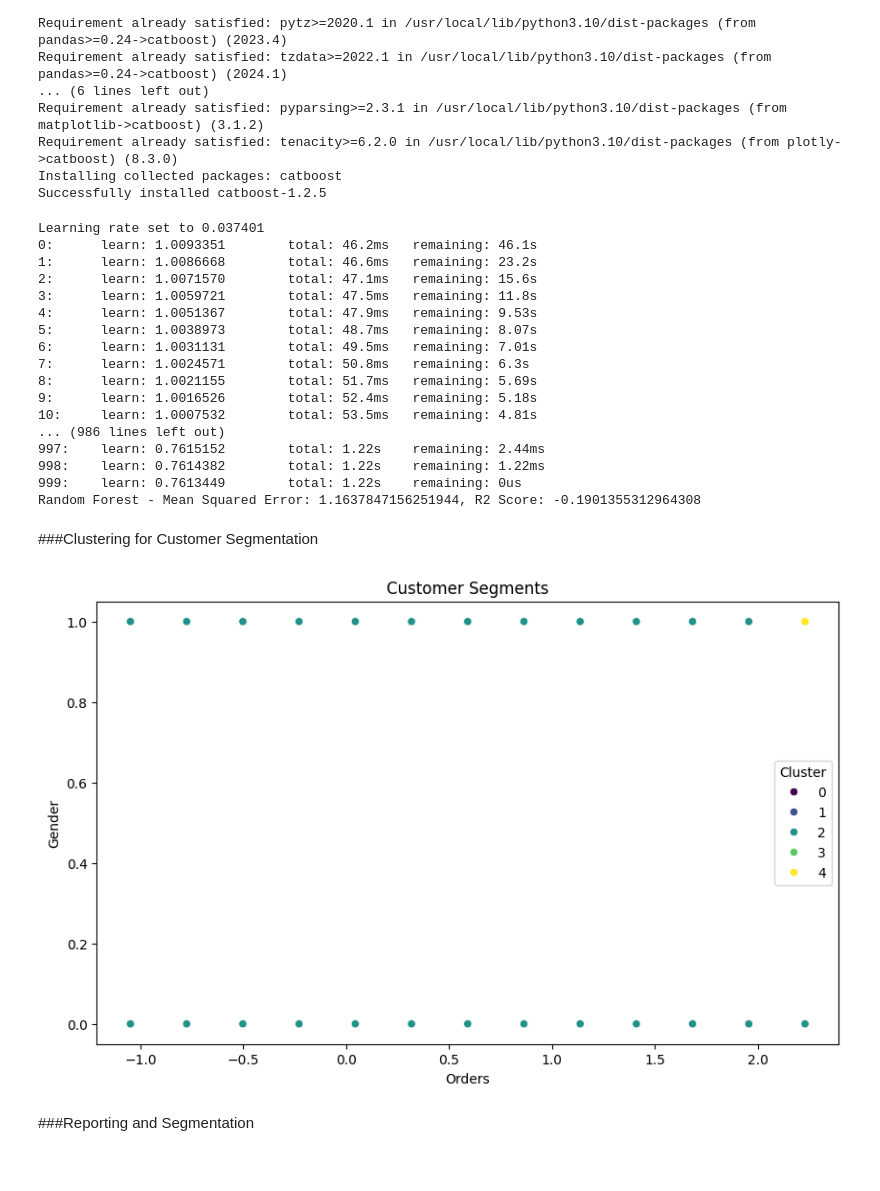
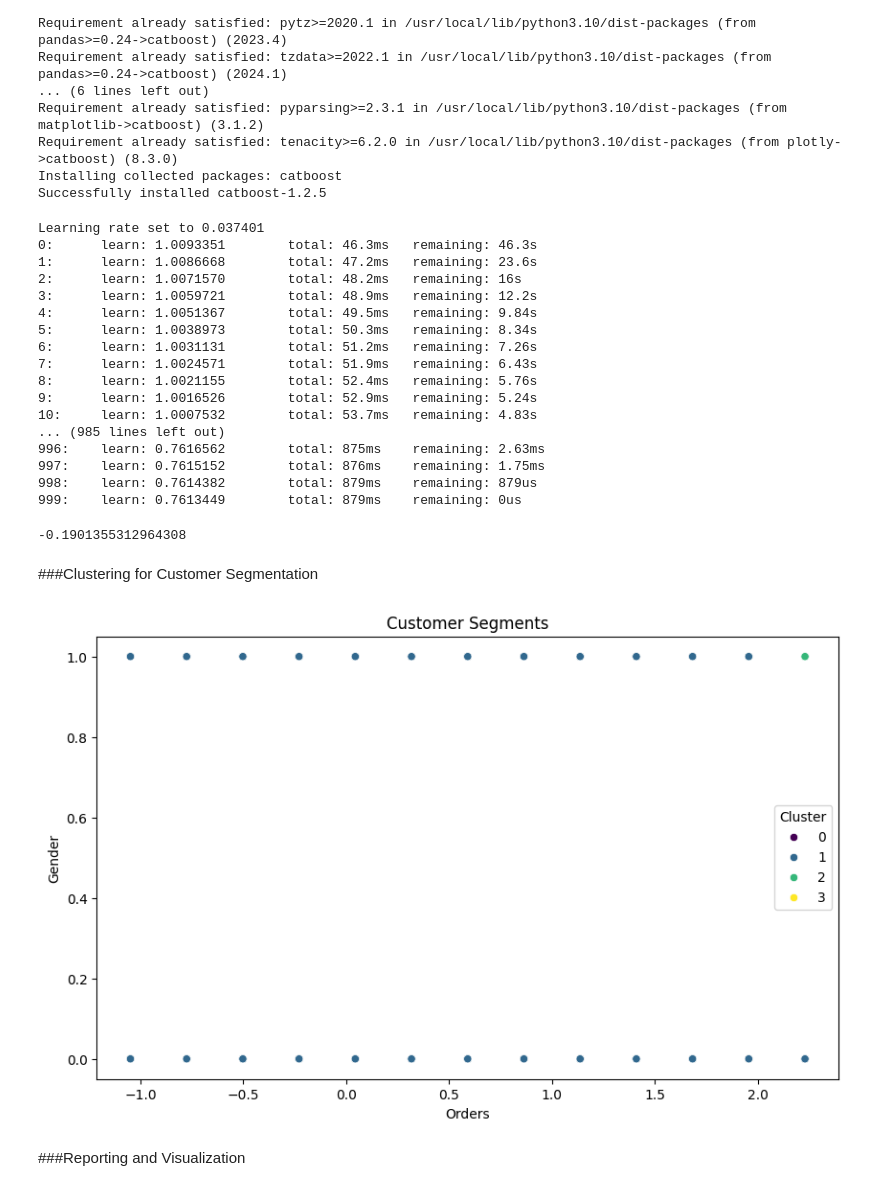
Before and after one commit to Ashish-pal/Ecom_Customer_Segmentation_DS, a Jupyter notebook: Ecom_Customer_Segmentation.ipynb, the cells around one changed output. Drawn from its saved outputs; the diff is of its cells as text; code cells hidden in the pictures.

```diff
--- a/Ecom_Customer_Segmentation.ipynb
+++ b/Ecom_Customer_Segmentation.ipynb
@@ -323,48 +275,48 @@ cb_model = CatBoostRegressor()
 cb_model.fit(X_train, y_train)
 preds = cb_model.predict(X_test)
 
-mse = mean_squared_error(y_test, y_pred)
 cb_r2_score = r2_score(y_test, preds)
-print(f'Random Forest - Mean Squared Error: {mse}, R2 Score: {cb_r2_score}')
+cb_r2_score
 # %% [output]
 Learning rate set to 0.037401
-0:      learn: 1.0093351        total: 46.2ms   remaining: 46.1s
-1:      learn: 1.0086668        total: 46.6ms   remaining: 23.2s
-2:      learn: 1.0071570        total: 47.1ms   remaining: 15.6s
-3:      learn: 1.0059721        total: 47.5ms   remaining: 11.8s
-4:      learn: 1.0051367        total: 47.9ms   remaining: 9.53s
-5:      learn: 1.0038973        total: 48.7ms   remaining: 8.07s
-6:      learn: 1.0031131        total: 49.5ms   remaining: 7.01s
-7:      learn: 1.0024571        total: 50.8ms   remaining: 6.3s
-8:      learn: 1.0021155        total: 51.7ms   remaining: 5.69s
-9:      learn: 1.0016526        total: 52.4ms   remaining: 5.18s
-10:     learn: 1.0007532        total: 53.5ms   remaining: 4.81s
-... (986 lines left out)
-997:    learn: 0.7615152        total: 1.22s    remaining: 2.44ms
-998:    learn: 0.7614382        total: 1.22s    remaining: 1.22ms
-999:    learn: 0.7613449        total: 1.22s    remaining: 0us
-Random Forest - Mean Squared Error: 1.1637847156251944, R2 Score: -0.1901355312964308
+0:      learn: 1.0093351        total: 46.3ms   remaining: 46.3s
+1:      learn: 1.0086668        total: 47.2ms   remaining: 23.6s
+2:      learn: 1.0071570        total: 48.2ms   remaining: 16s
+3:      learn: 1.0059721        total: 48.9ms   remaining: 12.2s
+4:      learn: 1.0051367        total: 49.5ms   remaining: 9.84s
+5:      learn: 1.0038973        total: 50.3ms   remaining: 8.34s
+6:      learn: 1.0031131        total: 51.2ms   remaining: 7.26s
+7:      learn: 1.0024571        total: 51.9ms   remaining: 6.43s
+8:      learn: 1.0021155        total: 52.4ms   remaining: 5.76s
+9:      learn: 1.0016526        total: 52.9ms   remaining: 5.24s
+10:     learn: 1.0007532        total: 53.7ms   remaining: 4.83s
+... (985 lines left out)
+996:    learn: 0.7616562        total: 875ms    remaining: 2.63ms
+997:    learn: 0.7615152        total: 876ms    remaining: 1.75ms
+998:    learn: 0.7614382        total: 879ms    remaining: 879us
+999:    learn: 0.7613449        total: 879ms    remaining: 0us
+-0.1901355312964308
 # %% [markdown]
 ###Clustering for Customer Segmentation
 # %%
 from sklearn.cluster import KMeans
 import matplotlib.pyplot as plt
 
-kmeans = KMeans(n_clusters=5, random_state=42)
+kmeans = KMeans(n_clusters=4, random_state=42)
 clusters = kmeans.fit_predict(X)
 
 dataset['Cluster'] = clusters
 
 plt.figure(figsize=(10, 6))
 sns.scatterplot(x=dataset['Orders'], y=dataset['Gender'], hue=dataset['Cluster'], palette='viridis')
 plt.title('Customer Segments')
 plt.xlabel('Orders')
 plt.ylabel('Gender')
 plt.show()
 # %% [output]
-[figure, old version]
+[figure, new version]
 # %% [markdown]
-###Reporting and Segmentation
+###Reporting and Visualization
 # %%
 cluster_means = dataset.groupby('Cluster').mean()
 print(cluster_means)
```
Also changed, not shown: parts of 12 cells of this notebook, 1 other file.
